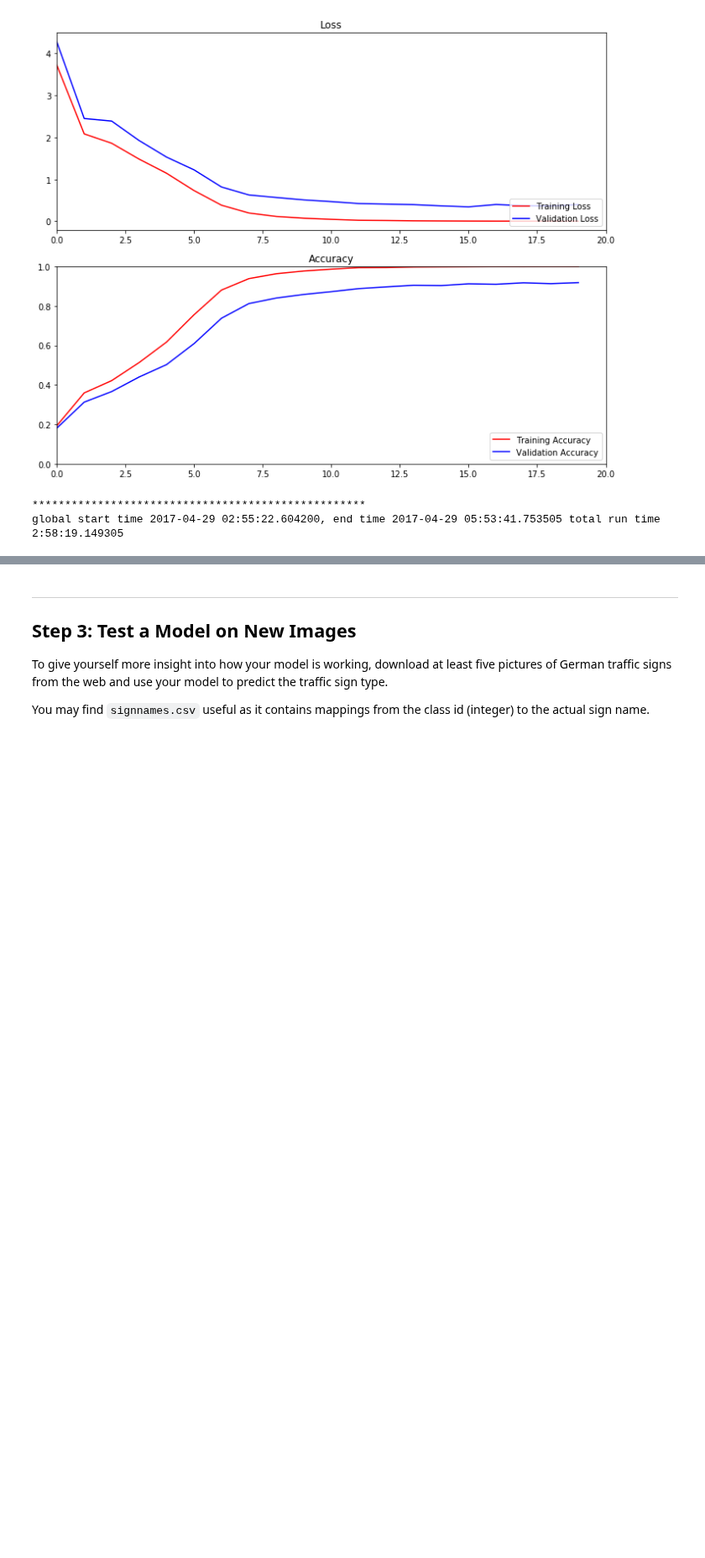
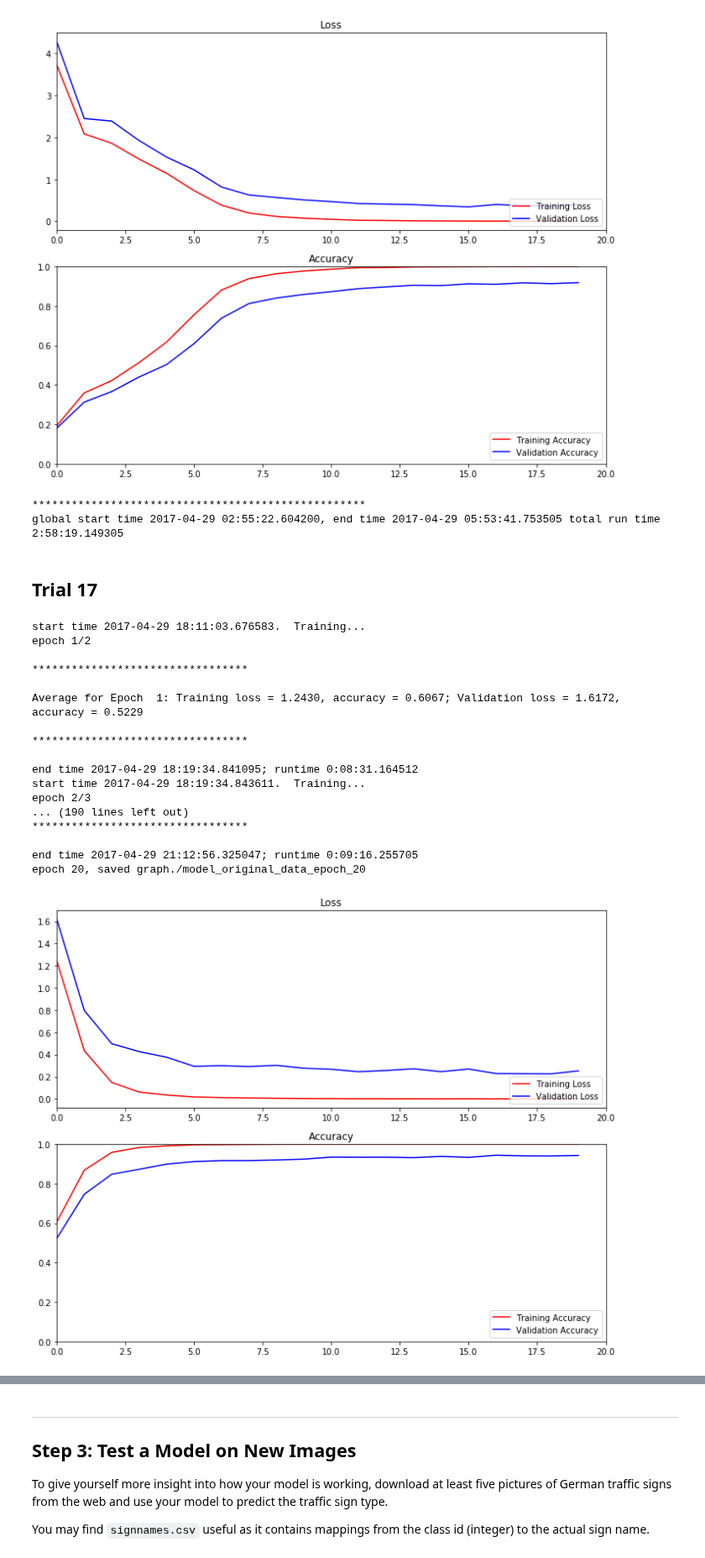
Before and after one commit to e7dud7e/carnd, a Jupyter notebook: TrafficSigns/Traffic_Sign_Classifier.ipynb, the cells around one changed output, grey strips where cells are left out. Shown at 84% size. Cells and saved outputs as stored; diff of their text form; code cells hidden in the pictures; blank space fills up the shorter version.

Commit message:
feat: 94pc validation accuracy with original data only.

```diff
--- a/TrafficSigns/Traffic_Sign_Classifier.ipynb
+++ b/TrafficSigns/Traffic_Sign_Classifier.ipynb
@@ -652,7 +652,7 @@ def conv_net(x, keep_prob, is_training_flag=0):
     '''
     # Apply convolutional layers with batch normalization, max pooling, and dropout
     conv1 = conv2d_norm(x_tensor=x,
-                        conv_num_outputs=32,
+                        conv_num_outputs=64,
                         conv_ksize=(3,3),
                         conv_strides=(1,1),
                         is_training=is_training)
@@ -687,15 +687,15 @@ def conv_net(x, keep_prob, is_training_flag=0):
     fc1 = fully_conn_norm(x_tensor=flat, num_outputs=2048, is_training=is_training)
     fc1 = tf.nn.dropout(fc1, keep_prob)
 
-    fc2 = fully_conn_norm(x_tensor=fc1, num_outputs=2048, is_training=is_training)
+    fc2 = fully_conn_norm(x_tensor=fc1, num_outputs=1024, is_training=is_training)
     fc2 = tf.nn.dropout(fc2, keep_prob)
 
-    fc3 = fully_conn_norm(x_tensor=fc2, num_outputs=2048, is_training=is_training)
-    fc3 = tf.nn.dropout(fc3, keep_prob)
+    #fc3 = fully_conn_norm(x_tensor=fc2, num_outputs=2048, is_training=is_training)
+    #fc3 = tf.nn.dropout(fc3, keep_prob)
 
     # Apply an Output Layer
     #    Set this to the number of classes
-    logits = output(x_tensor=fc3, num_outputs=n_classes)
+    logits = output(x_tensor=fc2, num_outputs=n_classes)
     # Name logits Tensor, so that is can be loaded from disk after training
     logits = tf.identity(logits, name='logits')
 
@@ -1763,3 +1768,50 @@ epoch 20, saved graph./model_original_data_epoch_20
 [figure]
 ***************************************************
 global start time 2017-04-29 02:55:22.604200, end time 2017-04-29 05:53:41.753505 total run time 2:58:19.149305
+# %% [markdown]
+## Trial 17
+# %%
+"""
+I'm going to try a smaller CNN: 64, 128, 256, fc: 2048, 1024 (only 2 fc layers, and the later fc layers
+are smaller, which I haven't tried before.  But VGG arcitecture has a 4096 fc followed by 1000 fc).
+data is scaled per image (so each image min/max is -1,1).
+dropout 0.50.  using all 3 colors (no greyscale).  Using original data only.
+So, the only real change here is that I have 2 fc instead of 3,
+and importantly, I made the 2nd fc smaller than the first, so it's narrowing down the layer
+size as it reaches the logits layer.
+
+Average for Epoch 20: Training loss = 0.0002, accuracy = 1.0000; Validation loss = 0.2533, accuracy = 0.9426
+
+"""
+EPOCHS=20
+LEARNING_RATE = 0.01
+TRAIN_KEEP_PROB = 0.50
+
+epoch_start = 1
+epoch_end = EPOCHS
+batch_size = 2048
+
+iterate_train_evaluate_original(epoch_start,epoch_end,
+                           X_train,y_train,
+                           X_valid,y_valid,
+                           batch_size,
+                           save_file_prefix='model_original_data')
+# %% [output]
+start time 2017-04-29 18:11:03.676583.  Training...
+epoch 1/2
+
+*********************************
+
+Average for Epoch  1: Training loss = 1.2430, accuracy = 0.6067; Validation loss = 1.6172, accuracy = 0.5229
+
+*********************************
+
+end time 2017-04-29 18:19:34.841095; runtime 0:08:31.164512
+start time 2017-04-29 18:19:34.843611.  Training...
+epoch 2/3
+... (190 lines left out)
+*********************************
+
+end time 2017-04-29 21:12:56.325047; runtime 0:09:16.255705
+epoch 20, saved graph./model_original_data_epoch_20
+[figure, added]
```
Also changed, not shown: parts of 6 cells of this notebook.
